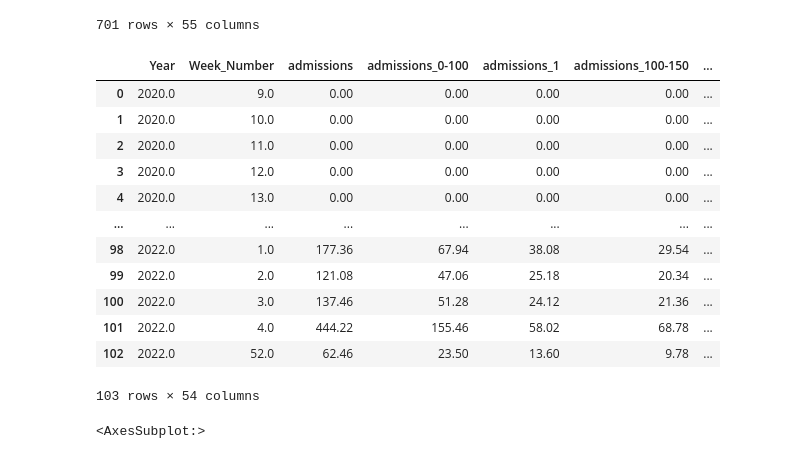
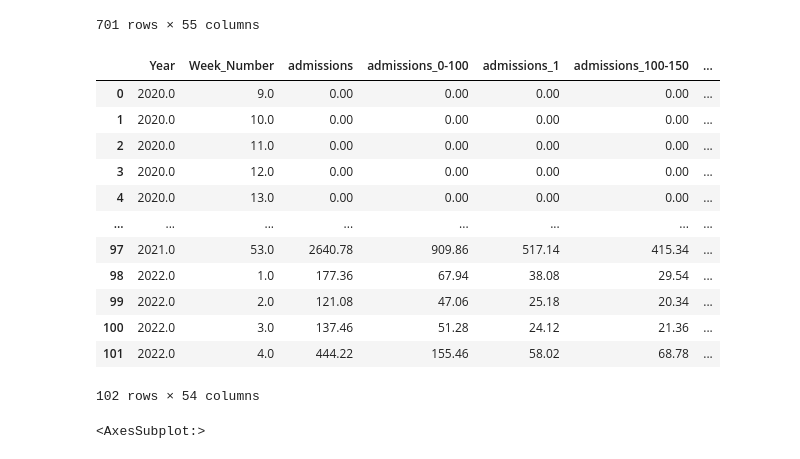
Before and after one commit to EdwinMichaelLab/ABM-dashboard, a Jupyter notebook: time-plots-test.ipynb, the cells around one changed output. Drawn from its saved outputs; the diff is of its cells as text; code cells hidden in the pictures.

```diff
--- a/time-plots-test.ipynb
+++ b/time-plots-test.ipynb
@@ -139,21 +139,21 @@ mean
 701 rows × 55 columns
 # %%
 df2 = mean.groupby(['Year','Week_Number'], as_index=False).sum()
-df2
+df2.head(102)
 # %% [output]
 |  | Year | Week_Number | admissions | admissions_0-100 | admissions_1 | admissions_100-150 | ... |
 | 0 | 2020.0 | 9.0 | 0.00 | 0.00 | 0.00 | 0.00 | ... |
 | 1 | 2020.0 | 10.0 | 0.00 | 0.00 | 0.00 | 0.00 | ... |
 | 2 | 2020.0 | 11.0 | 0.00 | 0.00 | 0.00 | 0.00 | ... |
 | 3 | 2020.0 | 12.0 | 0.00 | 0.00 | 0.00 | 0.00 | ... |
 | 4 | 2020.0 | 13.0 | 0.00 | 0.00 | 0.00 | 0.00 | ... |
 | ... | ... | ... | ... | ... | ... | ... | ... |
+| 97 | 2021.0 | 53.0 | 2640.78 | 909.86 | 517.14 | 415.34 | ... |
 | 98 | 2022.0 | 1.0 | 177.36 | 67.94 | 38.08 | 29.54 | ... |
 | 99 | 2022.0 | 2.0 | 121.08 | 47.06 | 25.18 | 20.34 | ... |
 | 100 | 2022.0 | 3.0 | 137.46 | 51.28 | 24.12 | 21.36 | ... |
 | 101 | 2022.0 | 4.0 | 444.22 | 155.46 | 58.02 | 68.78 | ... |
-| 102 | 2022.0 | 52.0 | 62.46 | 23.50 | 13.60 | 9.78 | ... |
-103 rows × 54 columns
+102 rows × 54 columns
 # %%
 df2.plot()
 # %% [output]
```
Also changed, not shown: 1 other file.
